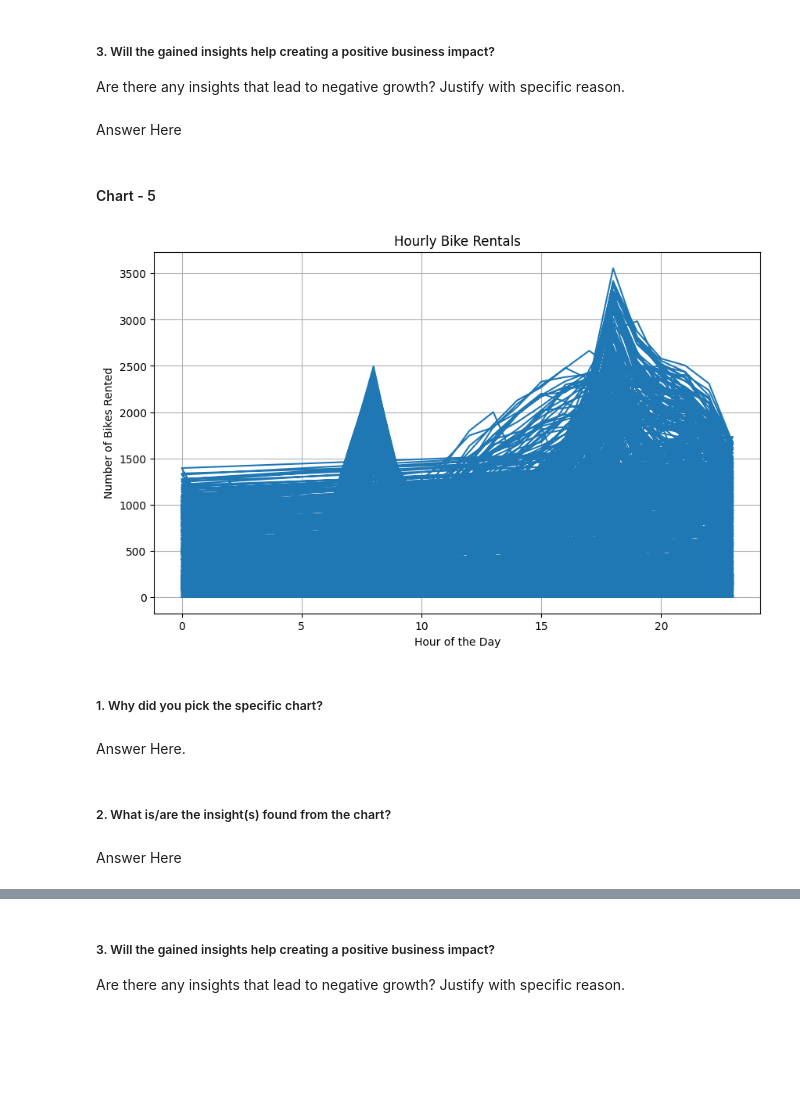
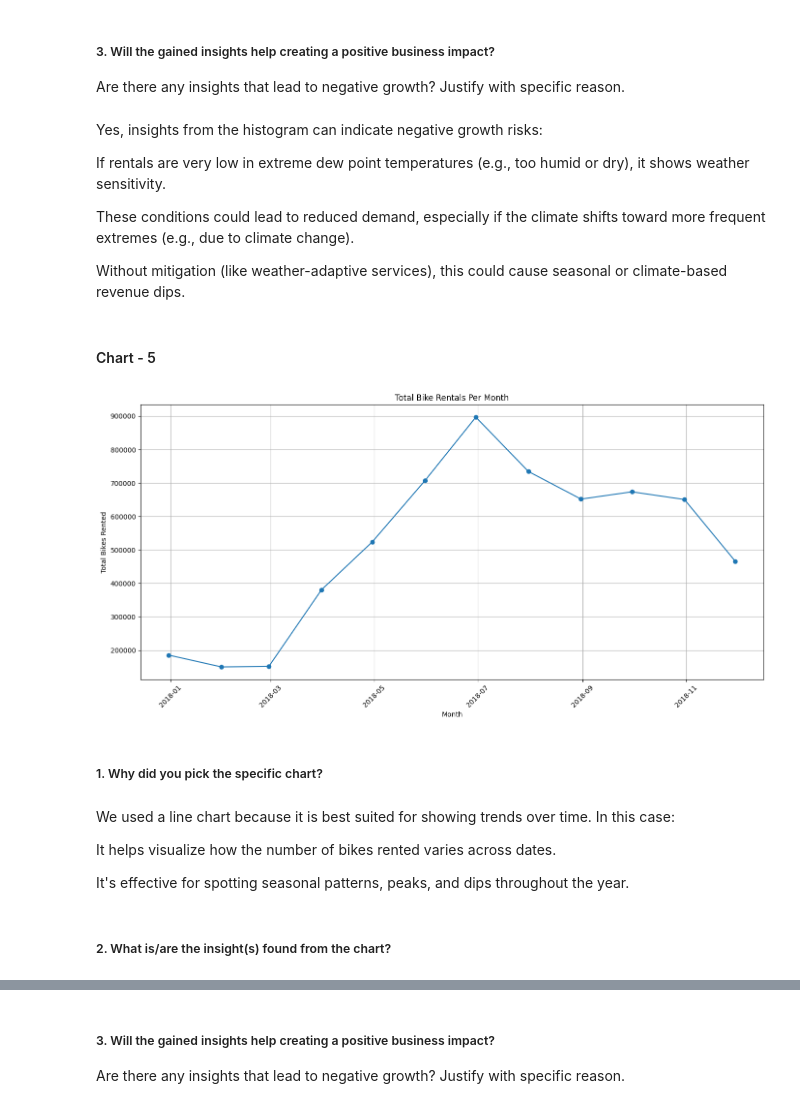
Before and after one commit to Programer1554/B.Tech-Semester-4-Data-Science-Project, a Jupyter notebook: Seoul_Bike_DF.ipynb, the cells around one changed output, grey strips where cells are left out. Cells and saved outputs as stored; diff of their text form; code cells hidden in the pictures; blank space fills up the shorter version.

```diff
--- a/Seoul_Bike_DF.ipynb
+++ b/Seoul_Bike_DF.ipynb
@@ -489,31 +486,48 @@ Answer Here
 # %% [markdown]
 ##### 3. Will the gained insights help creating a positive business impact?
 Are there any insights that lead to negative growth? Justify with specific reason.
-# %% [markdown]
-Answer Here
+# %% [markdown]
+Yes, insights from the histogram can indicate negative growth risks:
+
+If rentals are very low in extreme dew point temperatures (e.g., too humid or dry), it shows weather sensitivity.
+
+These conditions could lead to reduced demand, especially if the climate shifts toward more frequent extremes (e.g., due to climate change).
+
+Without mitigation (like weather-adaptive services), this could cause seasonal or climate-based revenue dips.
 # %% [markdown]
 #### Chart - 5
-# %%
-# prompt: generate a line chart corresponding to the given data
-
-import matplotlib.pyplot as plt
-# Assuming 'bike_data_df' is your DataFrame and it contains a column named 'Hour' and 'Rented Bike Count'
-# Replace with the actual column names if they are different
-
-plt.figure(figsize=(10, 6))
-plt.plot(bike_data_df['Hour'], bike_data_df['Rented Bike Count'])
-plt.xlabel('Hour of the Day')
-plt.ylabel('Number of Bikes Rented')
-plt.title('Hourly Bike Rentals')
-plt.grid(True)
-plt.show()
-# %% [output]
-[figure, removed]
+# %%
+
+import pandas as pd
+import matplotlib.pyplot as plt
+# Ensure 'Date' column is in datetime format
+bike_data_df['Date'] = pd.to_datetime(bike_data_df['Date'], format='%d/%m/%Y')
+
+# Set the 'Date' column as the index for time series analysis
+bike_data_df.set_index('Date', inplace=True)
+
+# Resample the data to aggregate sales per month and sum the 'Rented Bike Count'
+monthly_sales = bike_data_df['Rented Bike Count'].resample('M').sum()
+
+# Chart visualization code
+plt.figure(figsize=(14, 7))
+plt.plot(monthly_sales.index, monthly_sales.values, marker='o', linestyle='-')
+plt.title('Total Bike Rentals Per Month')
+plt.xlabel('Month')
+plt.ylabel('Total Bikes Rented')
+plt.grid(True)
+plt.xticks(rotation=45)
+plt.tight_layout() # Adjust layout to prevent labels overlapping
+plt.show()
+# %% [output]
+[figure, added]
 # %% [markdown]
 ##### 1. Why did you pick the specific chart?
-# %% [markdown]
-Answer Here.
+# %% [markdown]
+We used a line chart because it is best suited for showing trends over time. In this case:
+
+It helps visualize how the number of bikes rented varies across dates.
+
+It's effective for spotting seasonal patterns, peaks, and dips throughout the year.
 # %% [markdown]
 ##### 2. What is/are the insight(s) found from the chart?
-# %% [markdown]
-Answer Here
```
Also changed, not shown: parts of 256 cells of this notebook.
